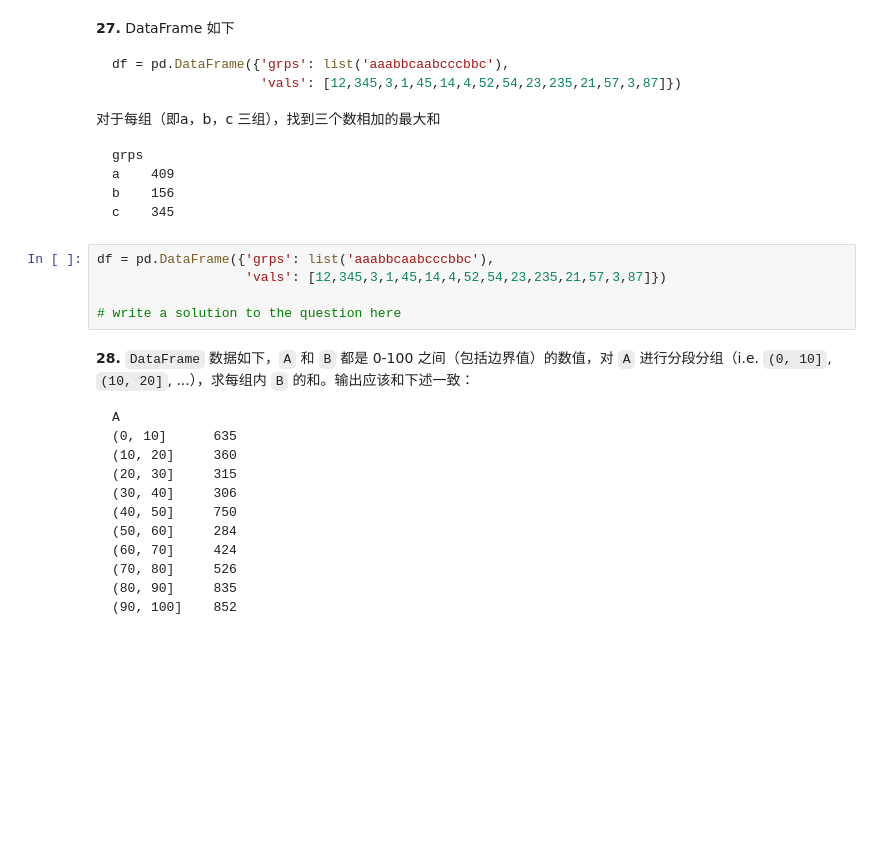
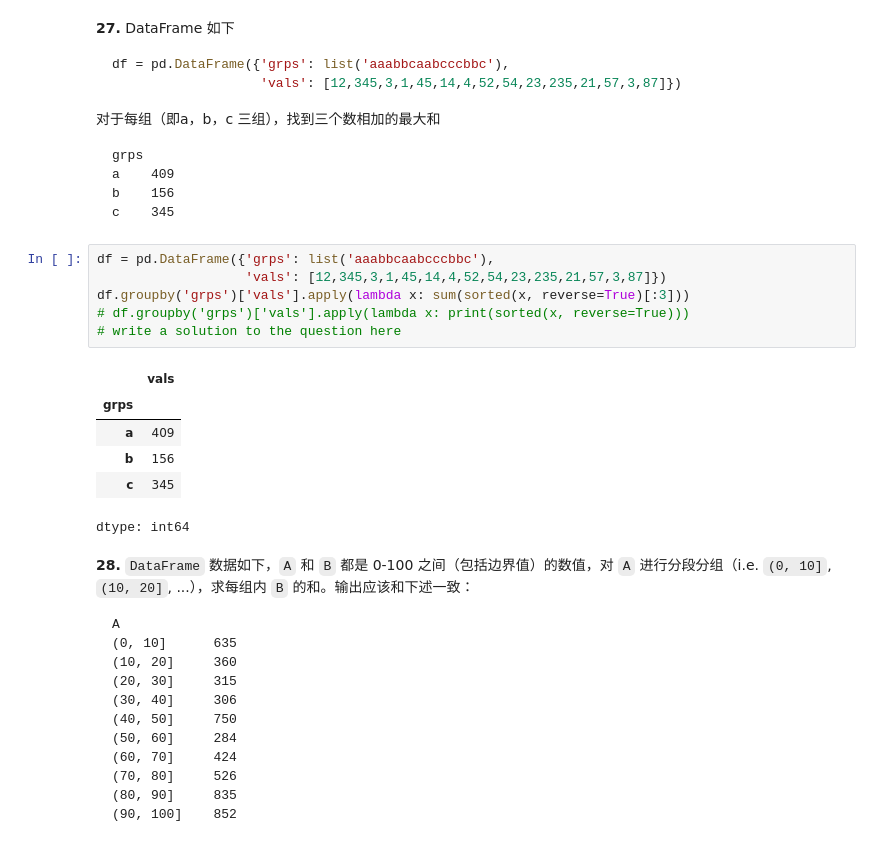
Before and after one commit to xyiling/100-pandas-puzzles-cn, a Jupyter notebook: 100-pandas-puzzles-cn.ipynb, the cells around one changed output. Cells and saved outputs as stored; diff of their text form; blank space fills up the shorter version.

```diff
--- a/100-pandas-puzzles-cn.ipynb
+++ b/100-pandas-puzzles-cn.ipynb
@@ -455,8 +457,16 @@ c    345
 # %%
 df = pd.DataFrame({'grps': list('aaabbcaabcccbbc'),
                    'vals': [12,345,3,1,45,14,4,52,54,23,235,21,57,3,87]})
-
+df.groupby('grps')['vals'].apply(lambda x: sum(sorted(x, reverse=True)[:3]))
+# df.groupby('grps')['vals'].apply(lambda x: print(sorted(x, reverse=True)))
 # write a solution to the question here
+# %% [output]
+|  | vals |
+| grps |  |
+| a | 409 |
+| b | 156 |
+| c | 345 |
+dtype: int64
 # %% [markdown]
 **28.**
 `DataFrame` 数据如下，`A` 和 `B` 都是 0-100 之间（包括边界值）的数值，对 `A` 进行分段分组（i.e. `(0, 10]`, `(10, 20]`, ...），求每组内 `B` 的和。输出应该和下述一致：
```
Also changed, not shown: parts of 6 cells of this notebook.
